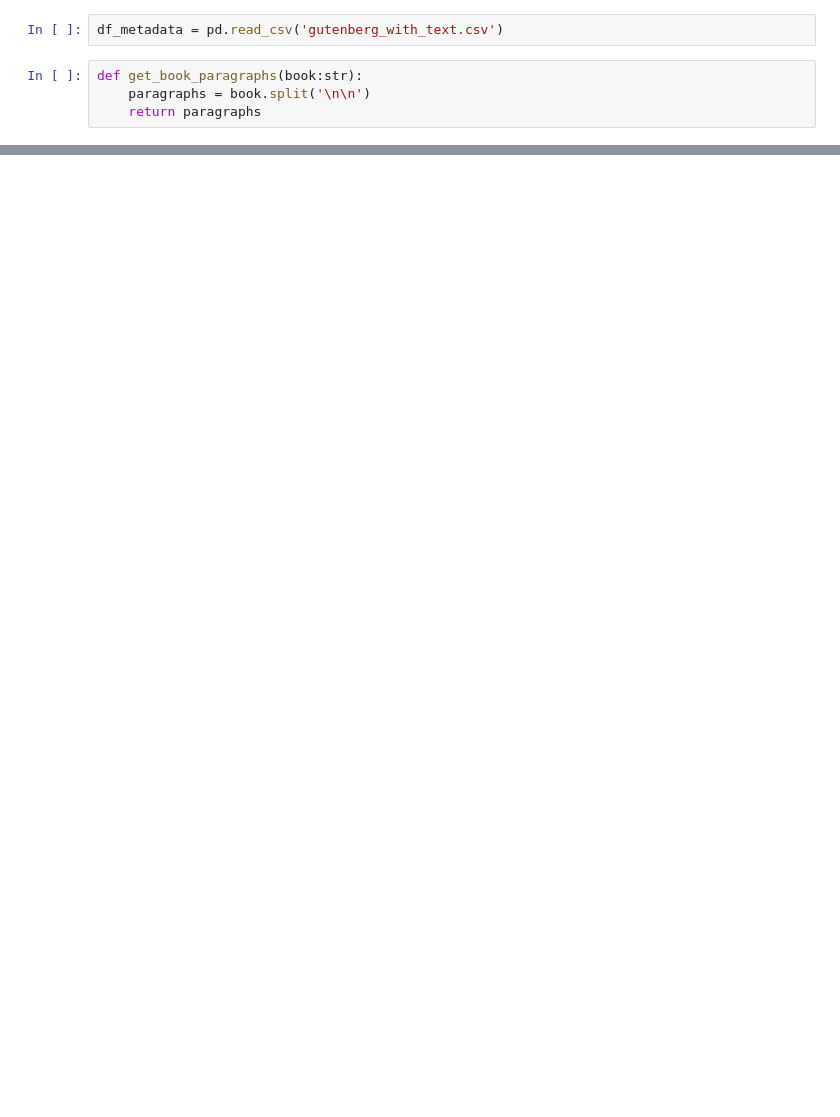
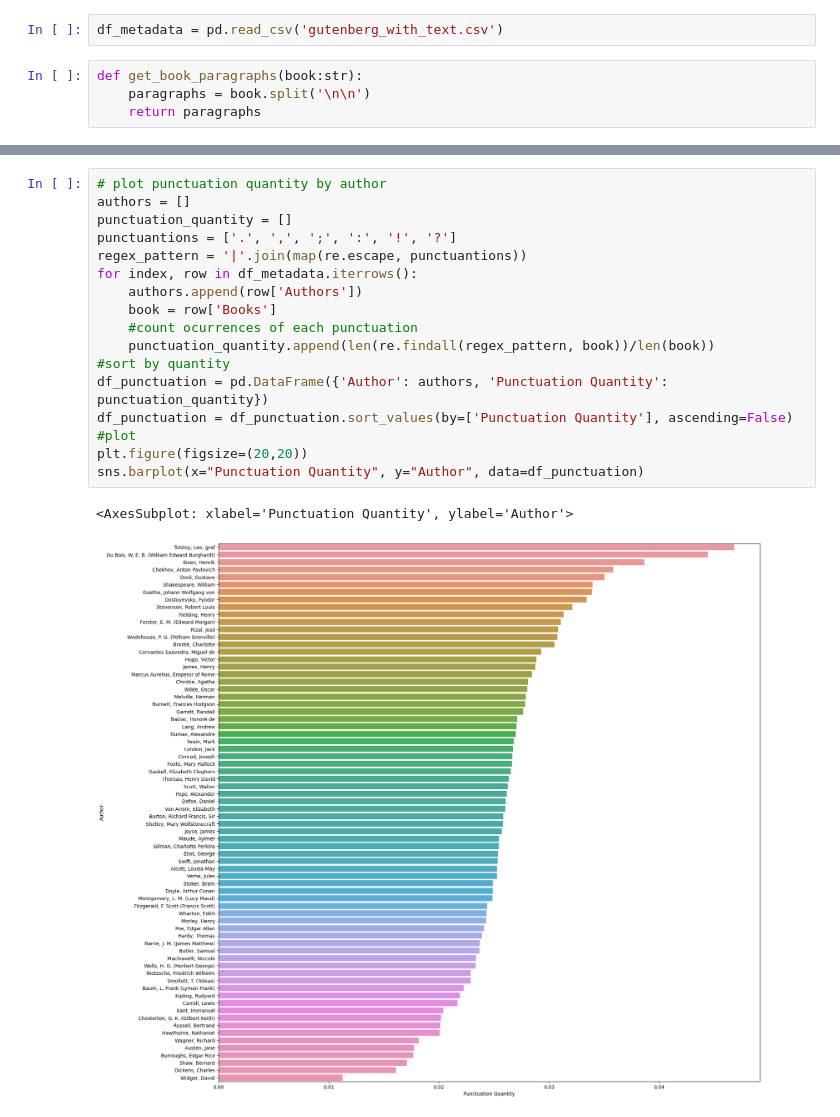
Before and after one commit to camilaborinsky/NLP-books, a Jupyter notebook: eda.ipynb, the cells around one changed output, grey strips where cells are left out. Cells and saved outputs as stored; diff of their text form; blank space fills up the shorter version.

```diff
--- a/eda.ipynb
+++ b/eda.ipynb
@@ -87,0 +108,20 @@ ax.set(ylabel=None)
+# %%
+# plot punctuation quantity by author
+authors = []
+punctuation_quantity = []
+punctuantions = ['.', ',', ';', ':', '!', '?']
+regex_pattern = '|'.join(map(re.escape, punctuantions))
+for index, row in df_metadata.iterrows():
+    authors.append(row['Authors'])
+    book = row['Books']
+    #count ocurrences of each punctuation
+    punctuation_quantity.append(len(re.findall(regex_pattern, book))/len(book))
+#sort by quantity
+df_punctuation = pd.DataFrame({'Author': authors, 'Punctuation Quantity': punctuation_quantity})
+df_punctuation = df_punctuation.sort_values(by=['Punctuation Quantity'], ascending=False)
+#plot
+plt.figure(figsize=(20,20))
+sns.barplot(x="Punctuation Quantity", y="Author", data=df_punctuation)
+# %% [output]
+<AxesSubplot: xlabel='Punctuation Quantity', ylabel='Author'>
+[figure, added]
```
Also changed, not shown: parts of 9 cells of this notebook, 3 other files.
